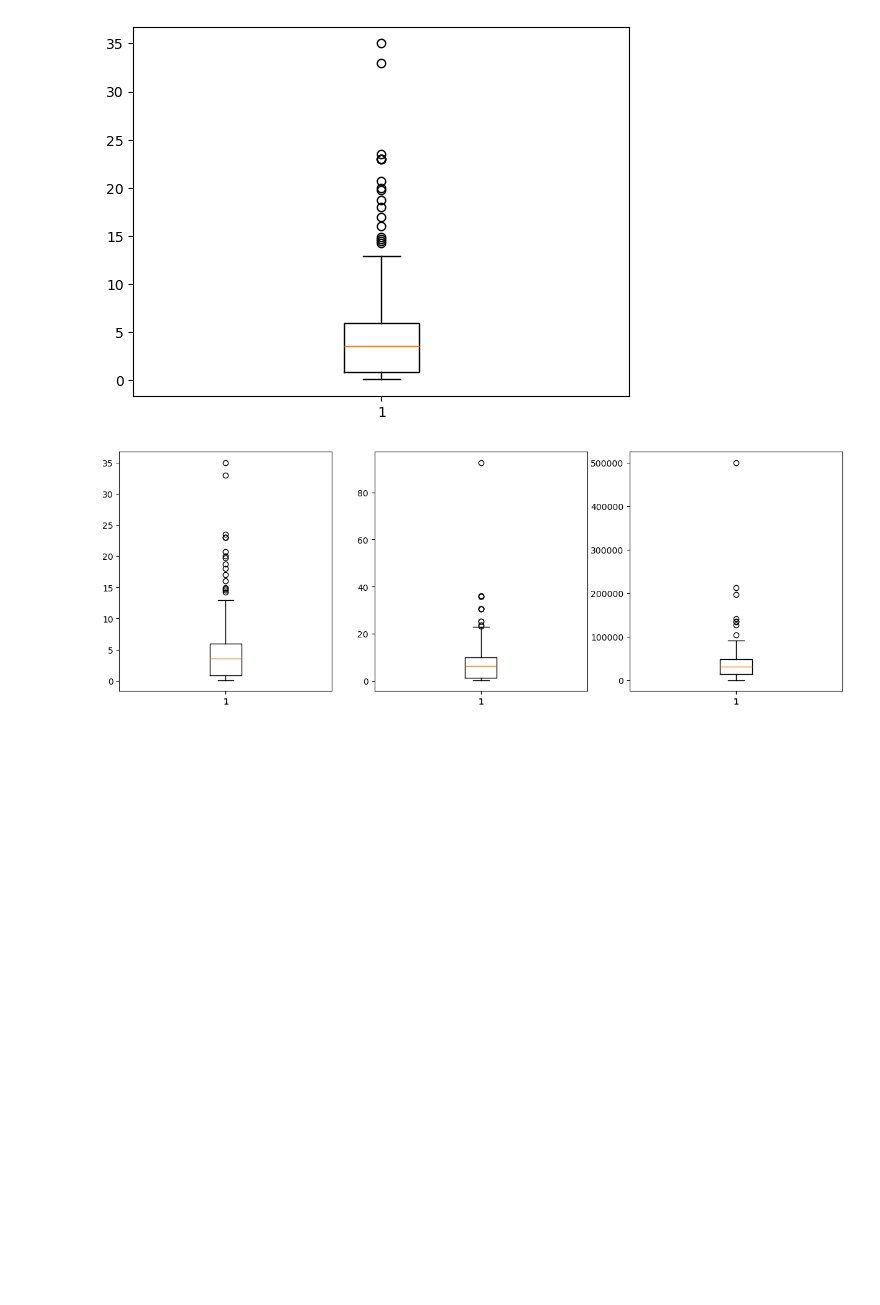
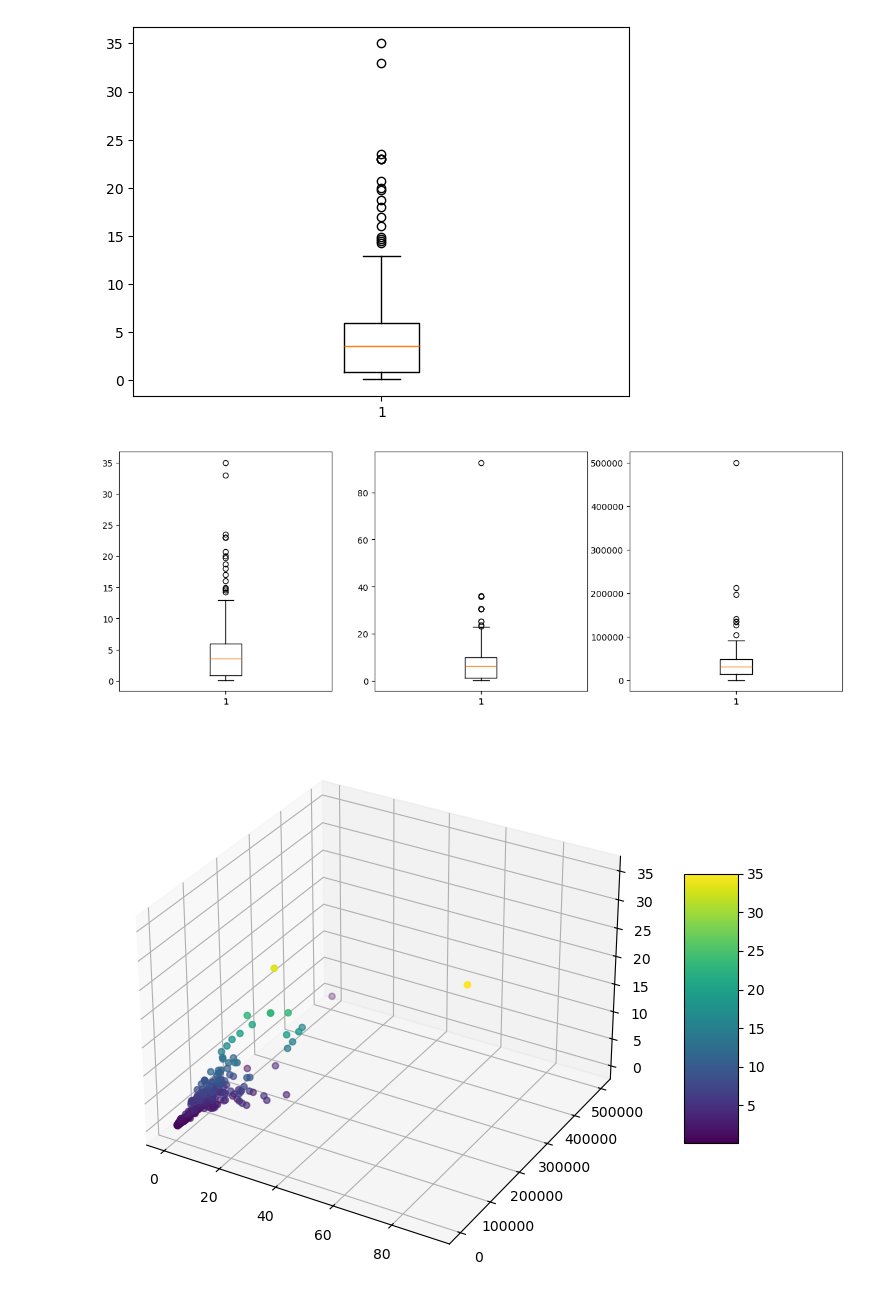
Before and after one commit to RoktimTaye/TIHAN-HYDRABAD-CLASSES, a Jupyter notebook: MODULE 1/RecallMatPlotLib.ipynb, the cells around one changed output. Cells and saved outputs as stored; diff of their text form; code cells hidden in the pictures; blank space fills up the shorter version.

```diff
--- a/MODULE 1/RecallMatPlotLib.ipynb
+++ b/MODULE 1/RecallMatPlotLib.ipynb
@@ -68,3 +68,15 @@ axs[2].boxplot(df['Kms_Driven'])
 plt.show()
 # %% [output]
 [figure]
+# %%
+x = df['Present_Price']
+y = df['Kms_Driven']
+z = df['Selling_Price']
+fig = plt.figure(figsize=(10, 7))
+ax = fig.add_subplot(111, projection='3d')
+scatter = ax.scatter(x, y, z,c=z,  # Color of each point is based on Selling price
+                     cmap='viridis')
+fig.colorbar(scatter, ax=ax, shrink=0.5, aspect=5)
+plt.show()
+# %% [output]
+[figure, added]
```
